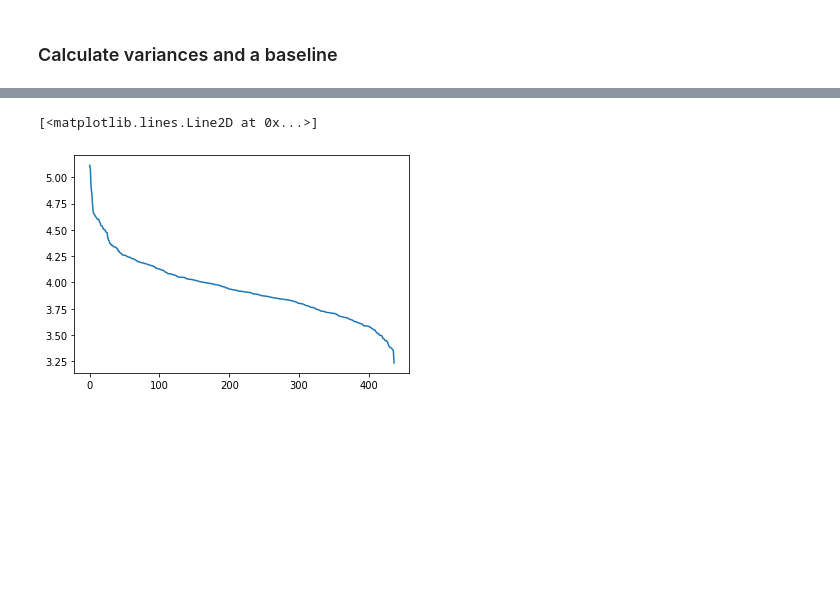
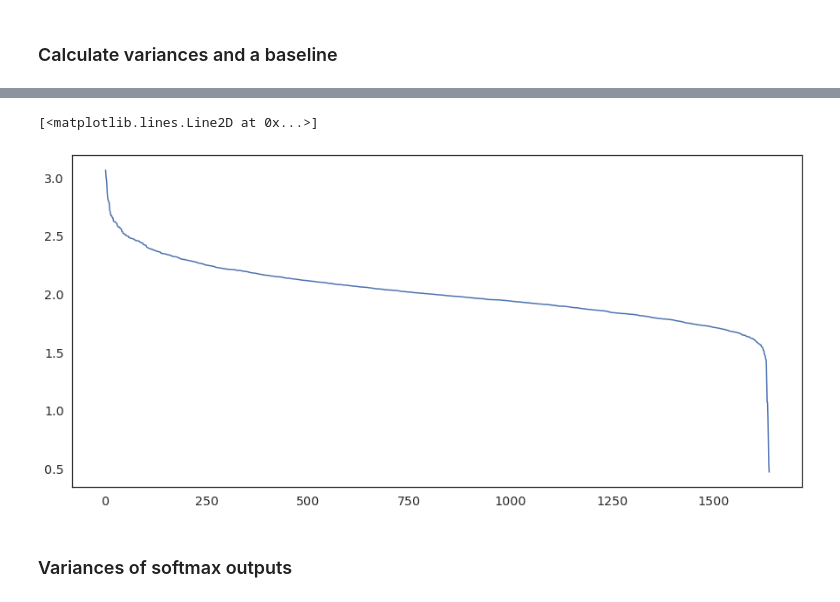
Before and after one commit to epfl-ada/emoji-ambiguity, a Jupyter notebook: notebooks/10_contextual.ipynb, the cells around one changed output, grey strips where cells are left out. Drawn from its saved outputs; the diff is of its cells as text; code cells hidden in the pictures; blank space fills up the shorter version.

Commit message:
tweets cleaning

```diff
--- a/notebooks/10_contextual.ipynb
+++ b/notebooks/10_contextual.ipynb
@@ -18,7 +18,14 @@ The autoreload extension is already loaded. To reload it, use:
 INFO: Pandarallel will run on 8 workers.
 INFO: Pandarallel will use Memory file system to transfer data between the main process and workers.
+# %%
+pd.set_option('mode.chained_assignment', None)
+
+sns.set(rc={'figure.figsize':(15, 7)}, font_scale=1.5)
+sns.set_style("white", {'axes.grid' : False})
 # %% [markdown]
 ### Calculate variances and a baseline
 # %%
-path = "/scratch/czestoch/bert_variances.csv.gz"
+path = "/scratch/czestoch/bert_masked_emojis_embeddings_variances.csv.gz"
 variances = pd.read_csv(path)
+variances = variances[variances.emojis.isin(pd.read_csv(AMBIGUITY_CLUSTER).emoji.unique())]
+variances.head()
@@ -71,5 +39,3 @@ def calculate_variance(group):
-# %%
-variances = equalized.groupby("emoji").parallel_apply(calculate_variance)
 # %%
 variances.describe()
 # %% [output]
@@ -102,4 +108,2 @@ baseline
 # %%
-variances = variances.reset_index()
-variances = variances.rename({0: "variance"}, axis=1)
-variances.emoji = variances.emoji.parallel_apply(emoji.emojize)
+variances = variances.rename({"emojis": "emoji", "tweet": "variance"}, axis=1)
@@ -197,5 +227,5 @@ low_ten
 # %%
-# plt.plot(variances.sort_values("variance", ascending=False).variance.values)
+plt.plot(variances.sort_values("variance", ascending=False).variance.values)
 # %% [output]
 [<matplotlib.lines.Line2D at 0x...>]
-[figure, old version]
+[figure, new version]
@@ -201,0 +309,2 @@ low_ten
+# %% [markdown]
+### Variances of softmax outputs
```
Also changed, not shown: parts of 97 cells of this notebook, 10 other files.
